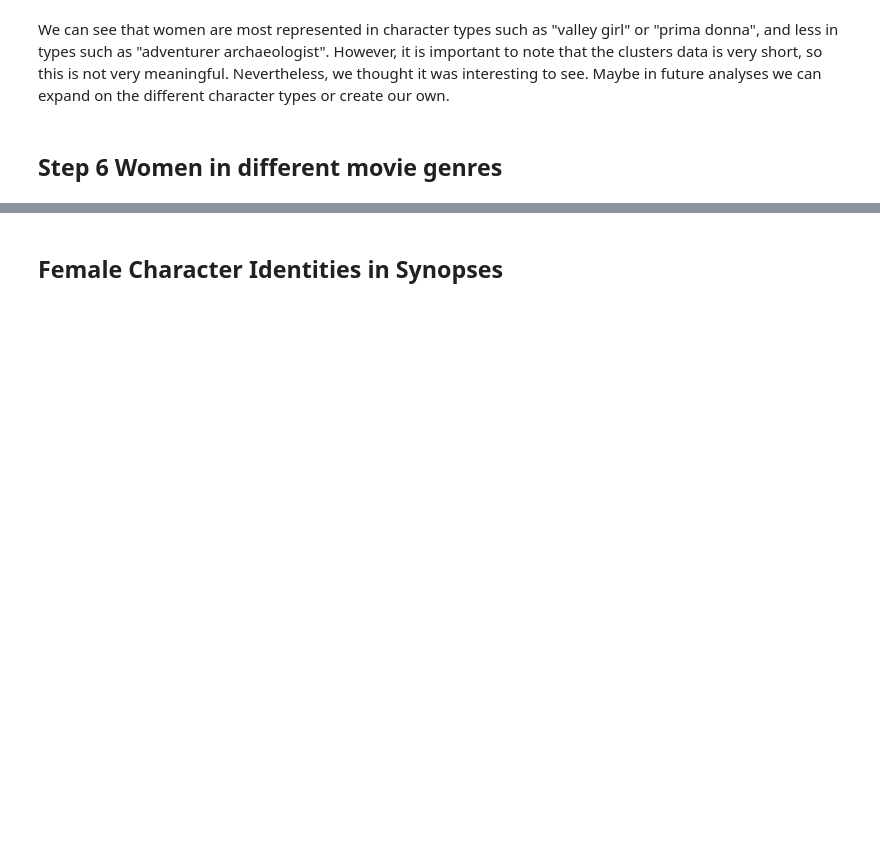
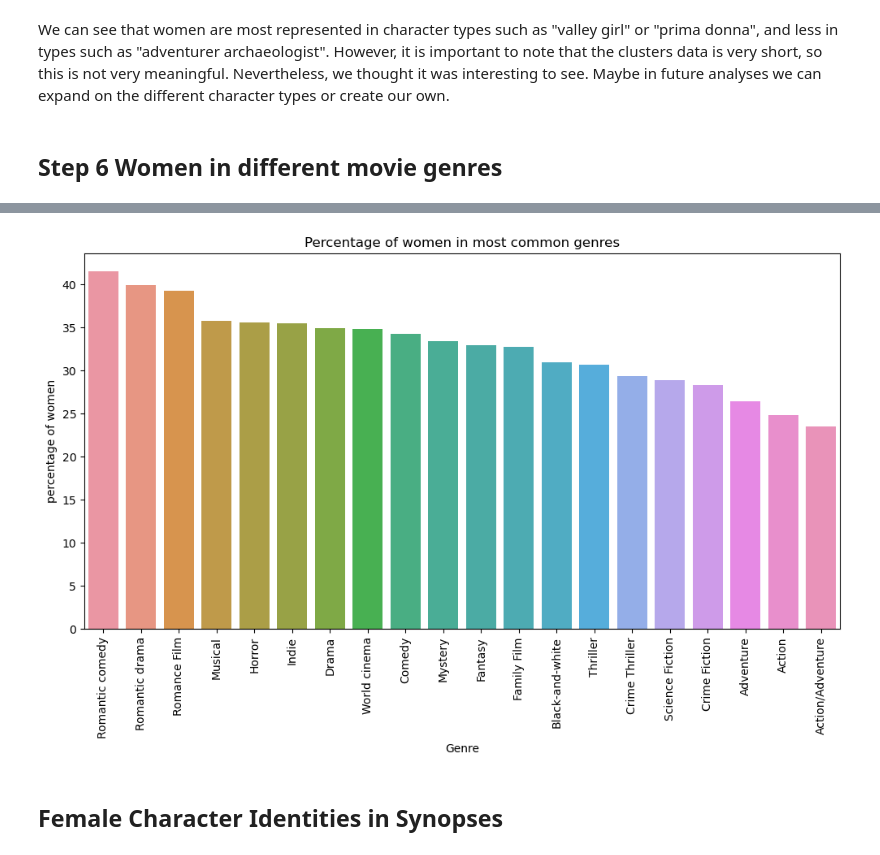
Before and after one commit to epfl-ada/ada-2023-project-adavengers2023, a Jupyter notebook: Milestone2.ipynb, the cells around one changed output, grey strips where cells are left out. Saved outputs shown, nothing was run; the diff lists cells and outputs as text; code cells hidden in the pictures; blank space fills up the shorter version.

Commit message:
women in genres

```diff
--- a/Milestone2.ipynb
+++ b/Milestone2.ipynb
@@ -510,0 +556,5 @@ We can see that women are most represented in character types such as "valley gi
+# %%
+#Next, we are interested in how gender representation varies in different genres
+#for this we will count the values in the genre columns
+gender_counts_init = meta_char_merged2.drop(['Freebase_ID','Actor_name','Movie_name'],axis=1).groupby('Gender').count()
+gender_counts_init
@@ -510,0 +567,15 @@ We can see that women are most represented in character types such as "valley gi
+# %%
+#We want this to be in a regular dataframe format so we transpose it
+gender_counts=gender_counts_init.transpose()
+# %%
+#Let's add some more interesting columns!
+#First, i want one for the total counts to later look at the most common genres
+gender_counts['total_count']=gender_counts.F+gender_counts.M
+#Next, we are also also interested in the percentage of women
+gender_counts['F_percentage']=(gender_counts.F/(gender_counts.F+gender_counts.M))*100
+
+#Finally, we want reset the index so that genre is a normal column:
+gender_counts_2=gender_counts.reset_index()
+gender_counts_2=gender_counts_2.rename(columns={'index':'Genre'})
+
+gender_counts_2
@@ -511,3 +596,19 @@ We can see that women are most represented in character types such as "valley gi
+# %%
+#Finally, we plot the Female Percentage for the 10 most common Genres:
+
+#Create a df for the 10 most common genres
+mostcommon=gender_counts_2.sort_values(by='total_count',ascending=False).head(20)
+#sort it by female percentage
+mostcommon=mostcommon.sort_values(by='F_percentage',ascending=False)
+# %%
+#Making plot
+plt.figure(figsize=(12, 6))
+ax = sns.barplot(x='Genre',y="F_percentage", data=mostcommon)
+ax = plt.title("Percentage of women in most common genres")
+ax = plt.ylabel("percentage of women")
+ax = plt.xticks(rotation=90)
+# %% [output]
+[figure, added]
 # %% [markdown]
 ## Female Character Identities in Synopses
 # %% [markdown]
```
Also changed, not shown: parts of 12 cells of this notebook.
